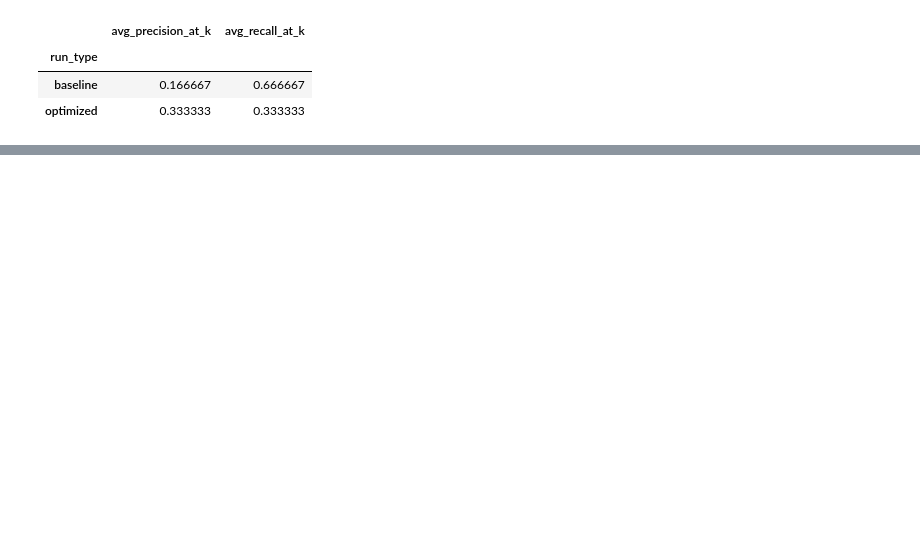
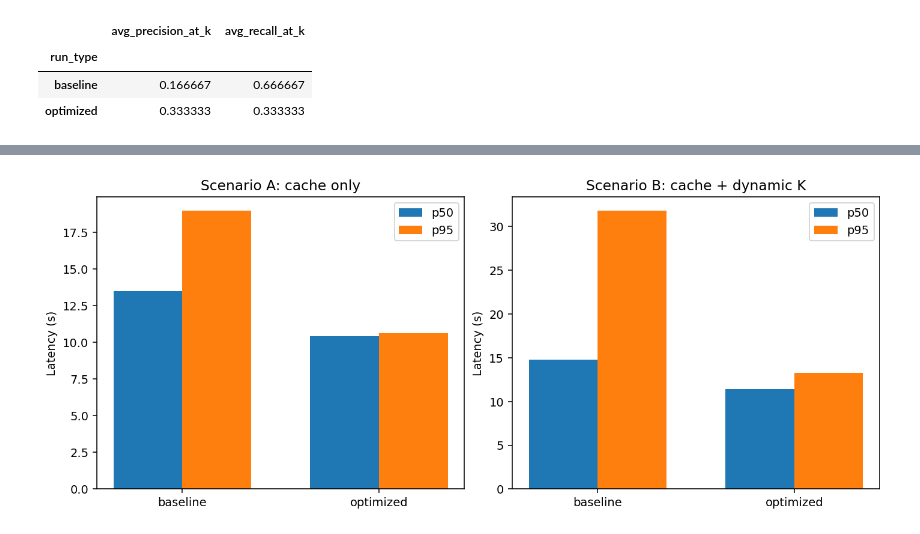
Before and after one commit to TenshiRachel/pto-rag, a Jupyter notebook: caching_result_analysis.ipynb, the cells around one changed output, grey strips where cells are left out. Cells and saved outputs as stored; diff of their text form; code cells hidden in the pictures; blank space fills up the shorter version.

Commit message:
added caching vs caching + dynamic K comparison

```diff
--- a/caching_result_analysis.ipynb
+++ b/caching_result_analysis.ipynb
@@ -338,0 +368,29 @@ display(accuracy_pivot_B)
+# %%
+# --- Helper to make bar pairs (p50/p95) for a latency_stats df ---
+def plot_latency_pair(ax, latency_stats, title):
+    plot_df = latency_stats.reset_index().copy()
+    labels   = plot_df["run_type"].tolist()
+    p50_vals = plot_df["p50"].to_numpy(dtype=float)
+    p95_vals = plot_df["p95"].to_numpy(dtype=float)
+
+    x = np.arange(len(labels))
+    width = 0.35
+
+    ax.bar(x - width/2, p50_vals, width, label="p50")
+    ax.bar(x + width/2, p95_vals, width, label="p95")
+
+    ax.set_xticks(x)
+    ax.set_xticklabels(labels)
+    ax.set_ylabel("Latency (s)")
+    ax.set_title(title)
+    ax.legend()
+
+# --- Build the combined figure ---
+fig, axes = plt.subplots(1, 2, figsize=(10, 4), constrained_layout=True)
+
+plot_latency_pair(axes[0], latency_stats_A, "Scenario A: cache only")
+plot_latency_pair(axes[1], latency_stats_B, "Scenario B: cache + dynamic K")
+
+plt.show()
+# %% [output]
+[figure, added]
```
Also changed, not shown: parts of 7 cells of this notebook.
